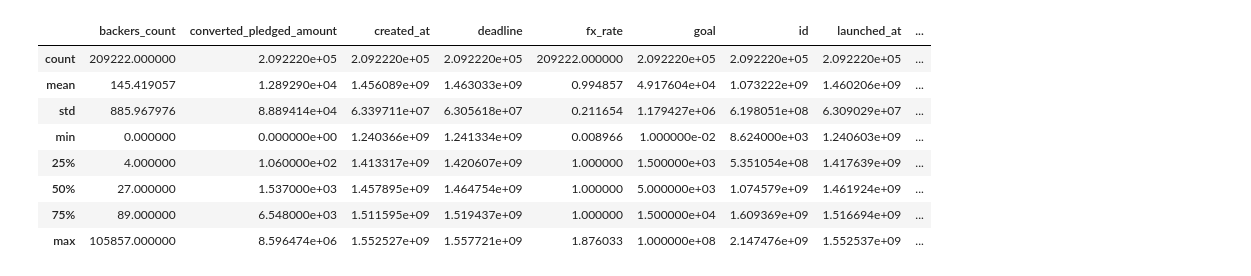
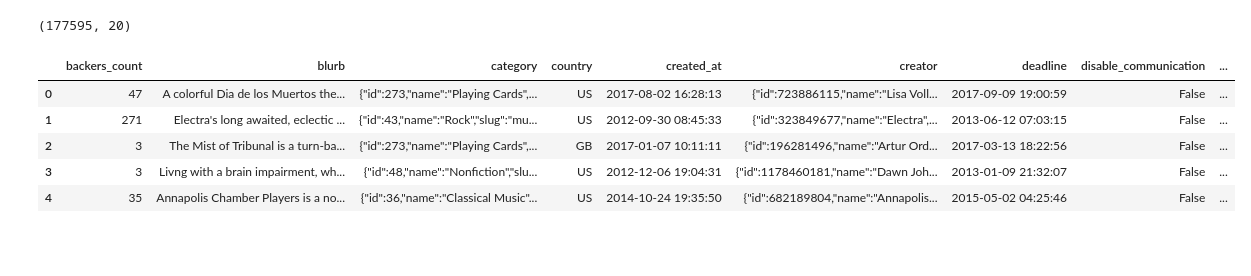
Before and after one commit to Shelly506/ds-kickstarter, a Jupyter notebook: EDA_kickstart.ipynb, the cells around one changed output. Saved outputs shown, nothing was run; the diff lists cells and outputs as text; code cells hidden in the pictures; blank space fills up the shorter version.

```diff
--- a/EDA_kickstart.ipynb
+++ b/EDA_kickstart.ipynb
@@ -14,0 +78,4 @@ df_kick = pd.concat(li, axis=0, ignore_index=True)
+# %%
+#now we remove the redundant information on the foreign currency
+del_columns = ["goal", "currency", "static_usd_rate"]
+df_kick = df_kick.drop(del_columns, axis=1)
@@ -14,0 +87,8 @@ df_kick = pd.concat(li, axis=0, ignore_index=True)
+# %%
+#drop the rows
+df_kick = df_kick.drop(df_kick[df_kick["state"]=="suspended"].index)
+df_kick = df_kick.drop(df_kick[df_kick["state"]=="live"].index)
+df_kick.reset_index(drop=True, inplace=True)
+# %%
+#put "canceled" into the "failed" category
+df_kick.state = df_kick.state.replace("canceled","failed")
@@ -14,0 +97,4 @@ df_kick = pd.concat(li, axis=0, ignore_index=True)
+# %%
+df_kick.state = df_kick.state.replace("successful", 1)
+df_kick.state = df_kick.state.replace("failed", 0)
+df_kick.state.unique()
@@ -15,12 +151,13 @@ df_kick = pd.concat(li, axis=0, ignore_index=True)
 # %%
-df_kick.describe()
+df_kick.shape
 # %% [output]
-|  | backers_count | converted_pledged_amount | created_at | deadline | fx_rate | goal | id | launched_at | ... |
-| count | 209222.000000 | 2.092220e+05 | 2.092220e+05 | 2.092220e+05 | 209222.000000 | 2.092220e+05 | 2.092220e+05 | 2.092220e+05 | ... |
-| mean | 145.419057 | 1.289290e+04 | 1.456089e+09 | 1.463033e+09 | 0.994857 | 4.917604e+04 | 1.073222e+09 | 1.460206e+09 | ... |
-| std | 885.967976 | 8.889414e+04 | 6.339711e+07 | 6.305618e+07 | 0.211654 | 1.179427e+06 | 6.198051e+08 | 6.309029e+07 | ... |
-| min | 0.000000 | 0.000000e+00 | 1.240366e+09 | 1.241334e+09 | 0.008966 | 1.000000e-02 | 8.624000e+03 | 1.240603e+09 | ... |
-| 25% | 4.000000 | 1.060000e+02 | 1.413317e+09 | 1.420607e+09 | 1.000000 | 1.500000e+03 | 5.351054e+08 | 1.417639e+09 | ... |
-| 50% | 27.000000 | 1.537000e+03 | 1.457895e+09 | 1.464754e+09 | 1.000000 | 5.000000e+03 | 1.074579e+09 | 1.461924e+09 | ... |
-| 75% | 89.000000 | 6.548000e+03 | 1.511595e+09 | 1.519437e+09 | 1.000000 | 1.500000e+04 | 1.609369e+09 | 1.516694e+09 | ... |
-| max | 105857.000000 | 8.596474e+06 | 1.552527e+09 | 1.557721e+09 | 1.876033 | 1.000000e+08 | 2.147476e+09 | 1.552537e+09 | ... |
+(177595, 20)
+# %%
+df_kick.head()
+# %% [output]
+|  | backers_count | blurb | category | country | created_at | creator | deadline | disable_communication | ... |
+| 0 | 47 | A colorful Dia de los Muertos the... | {"id":273,"name":"Playing Cards",... | US | 2017-08-02 16:28:13 | {"id":723886115,"name":"Lisa Voll... | 2017-09-09 19:00:59 | False | ... |
+| 1 | 271 | Electra's long awaited, eclectic ... | {"id":43,"name":"Rock","slug":"mu... | US | 2012-09-30 08:45:33 | {"id":323849677,"name":"Electra",... | 2013-06-12 07:03:15 | False | ... |
+| 2 | 3 | The Mist of Tribunal is a turn-ba... | {"id":273,"name":"Playing Cards",... | GB | 2017-01-07 10:11:11 | {"id":196281496,"name":"Artur Ord... | 2017-03-13 18:22:56 | False | ... |
+| 3 | 3 | Livng with a brain impairment, wh... | {"id":48,"name":"Nonfiction","slu... | US | 2012-12-06 19:04:31 | {"id":1178460181,"name":"Dawn Joh... | 2013-01-09 21:32:07 | False | ... |
+| 4 | 35 | Annapolis Chamber Players is a no... | {"id":36,"name":"Classical Music"... | US | 2014-10-24 19:35:50 | {"id":682189804,"name":"Annapolis... | 2015-05-02 04:25:46 | False | ... |
```
Also changed, not shown: parts of 30 cells of this notebook.
